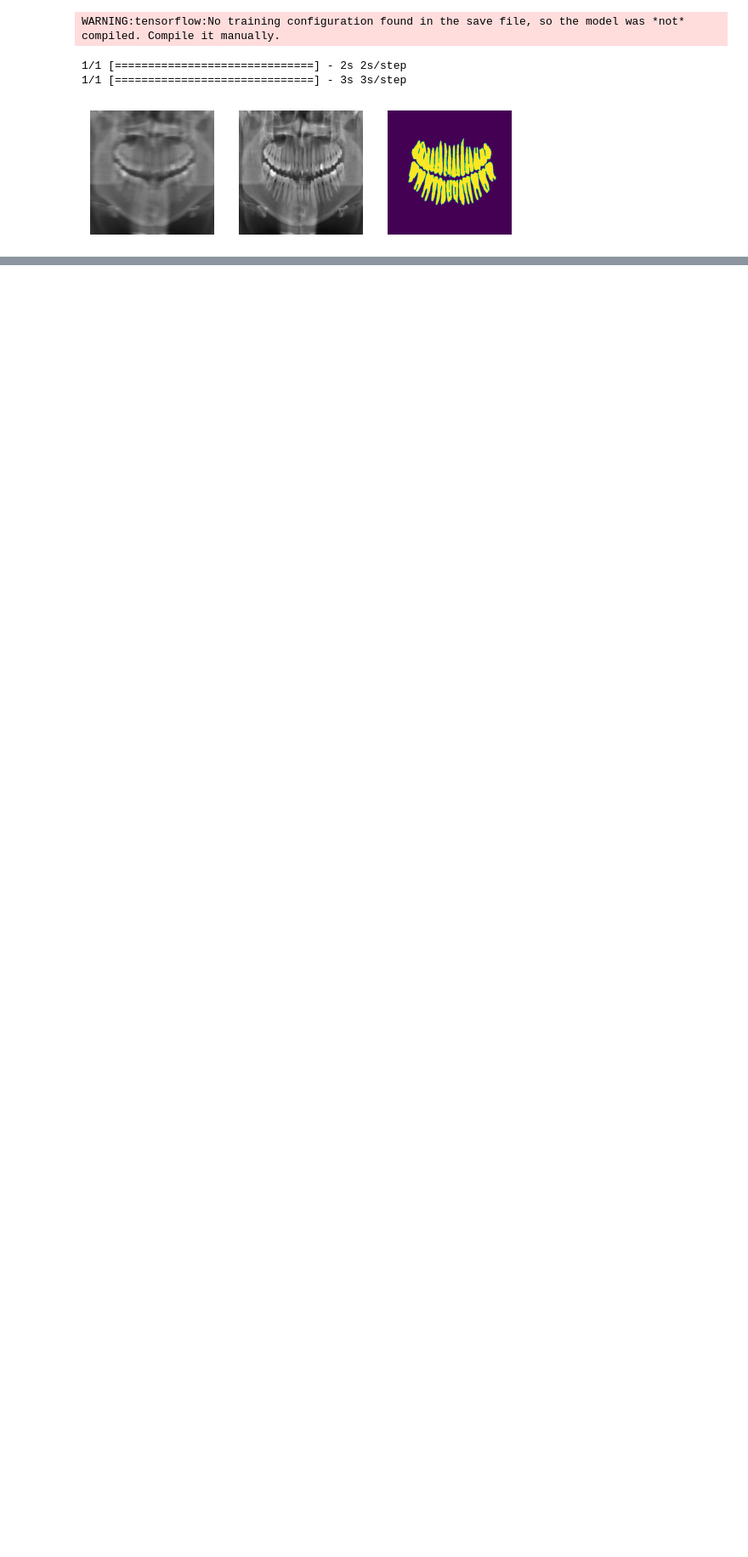
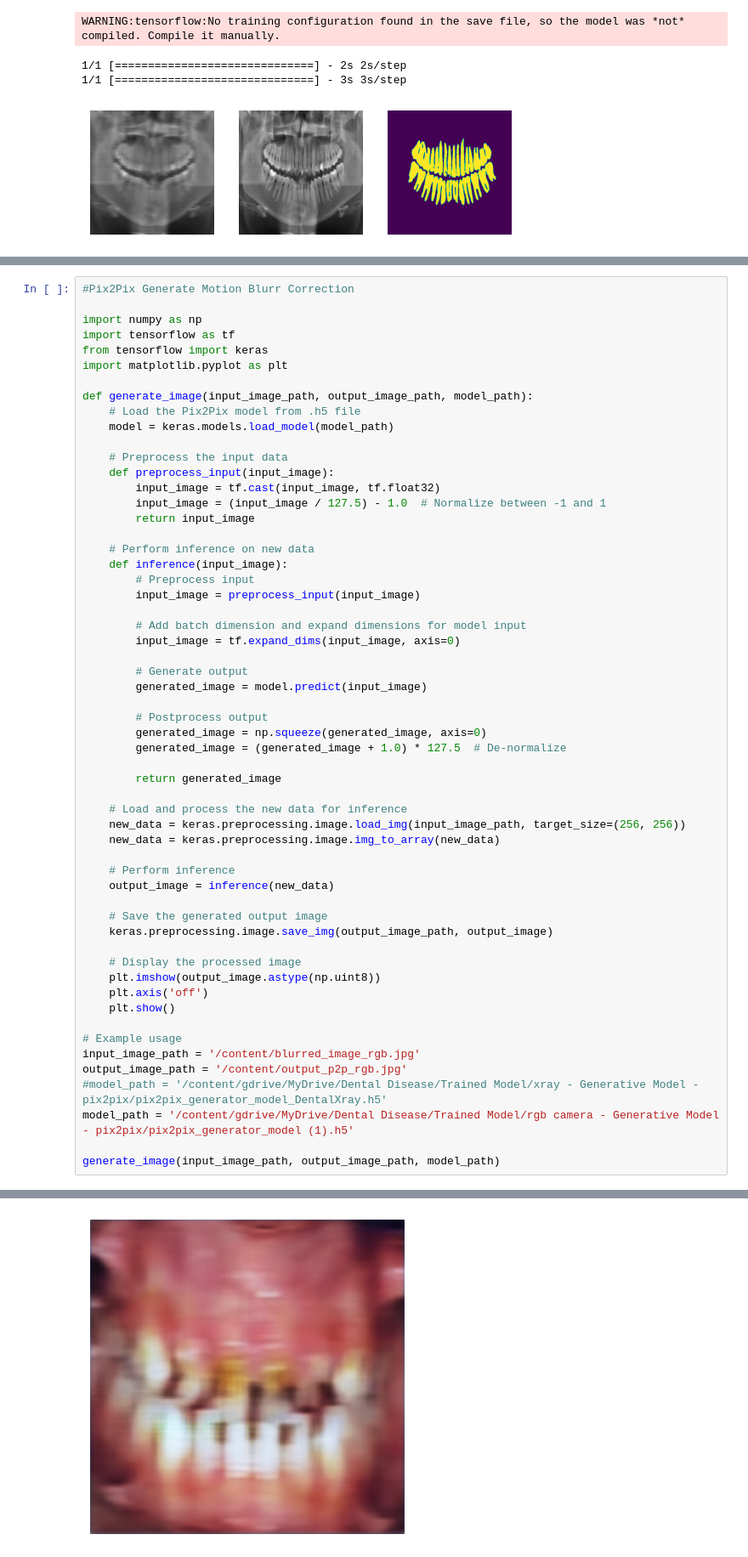
Before and after one commit to mmasdar/end-to-end-dental-disease, a Jupyter notebook: Ensemble_DL_Model_for_Dental_Diagnosis_System.ipynb, the cells around one changed output, grey strips where cells are left out. Shown at 85% size. Saved outputs shown, nothing was run; the diff lists cells and outputs as text; blank space fills up the shorter version.

```diff
--- a/Ensemble_DL_Model_for_Dental_Diagnosis_System.ipynb
+++ b/Ensemble_DL_Model_for_Dental_Diagnosis_System.ipynb
@@ -192,0 +195,58 @@ WARNING:tensorflow:No training configuration found in the save file, so the mode
+# %%
+#Pix2Pix Generate Motion Blurr Correction
+
+import numpy as np
+import tensorflow as tf
+from tensorflow import keras
+import matplotlib.pyplot as plt
+
+def generate_image(input_image_path, output_image_path, model_path):
+    # Load the Pix2Pix model from .h5 file
+    model = keras.models.load_model(model_path)
+
+    # Preprocess the input data
+    def preprocess_input(input_image):
+        input_image = tf.cast(input_image, tf.float32)
+        input_image = (input_image / 127.5) - 1.0  # Normalize between -1 and 1
+        return input_image
+
+    # Perform inference on new data
+    def inference(input_image):
+        # Preprocess input
+        input_image = preprocess_input(input_image)
+
+        # Add batch dimension and expand dimensions for model input
+        input_image = tf.expand_dims(input_image, axis=0)
+
+        # Generate output
+        generated_image = model.predict(input_image)
+
+        # Postprocess output
+        generated_image = np.squeeze(generated_image, axis=0)
+        generated_image = (generated_image + 1.0) * 127.5  # De-normalize
+
+        return generated_image
+
+    # Load and process the new data for inference
+    new_data = keras.preprocessing.image.load_img(input_image_path, target_size=(256, 256))
+    new_data = keras.preprocessing.image.img_to_array(new_data)
+
+    # Perform inference
+    output_image = inference(new_data)
+
+    # Save the generated output image
+    keras.preprocessing.image.save_img(output_image_path, output_image)
+
+    # Display the processed image
+    plt.imshow(output_image.astype(np.uint8))
+    plt.axis('off')
+    plt.show()
+
+# Example usage
+input_image_path = '/content/blurred_image_rgb.jpg'
+output_image_path = '/content/output_p2p_rgb.jpg'
+#model_path = '/content/gdrive/MyDrive/Dental Disease/Trained Model/xray - Generative Model - pix2pix/pix2pix_generator_model_DentalXray.h5'
+model_path = '/content/gdrive/MyDrive/Dental Disease/Trained Model/rgb camera - Generative Model - pix2pix/pix2pix_generator_model (1).h5'
+
+generate_image(input_image_path, output_image_path, model_path)
+# %% [output]
@@ -192,0 +255 @@ WARNING:tensorflow:No training configuration found in the save file, so the mode
+[figure, added]
```
Also changed, not shown: parts of 7 cells of this notebook.
